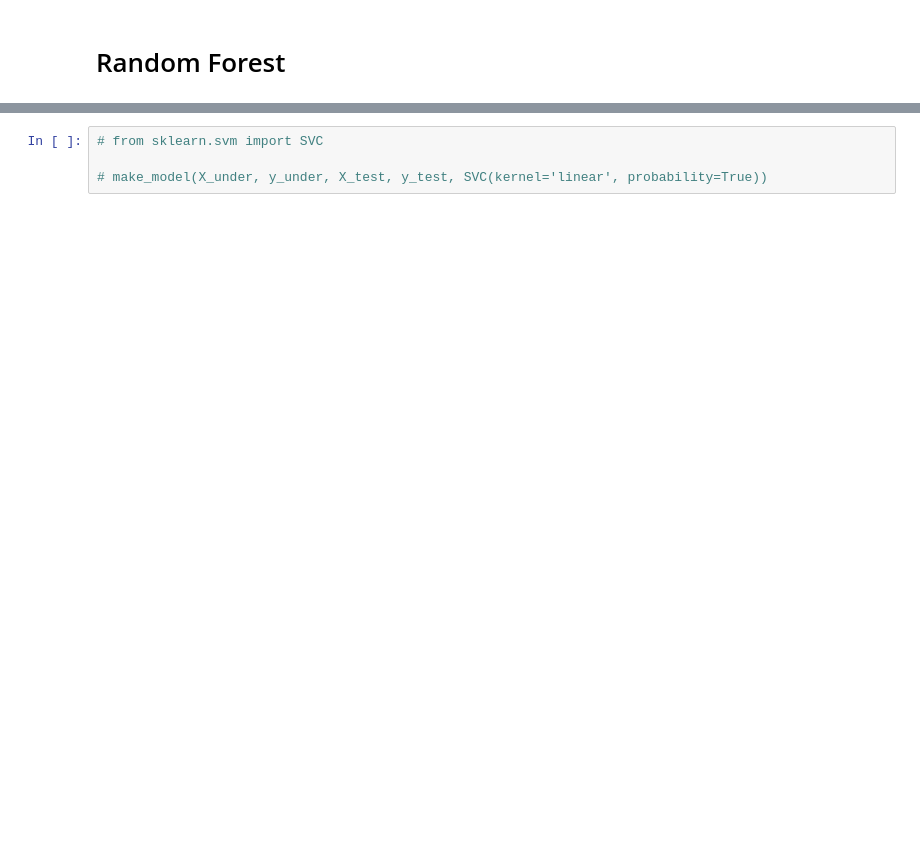
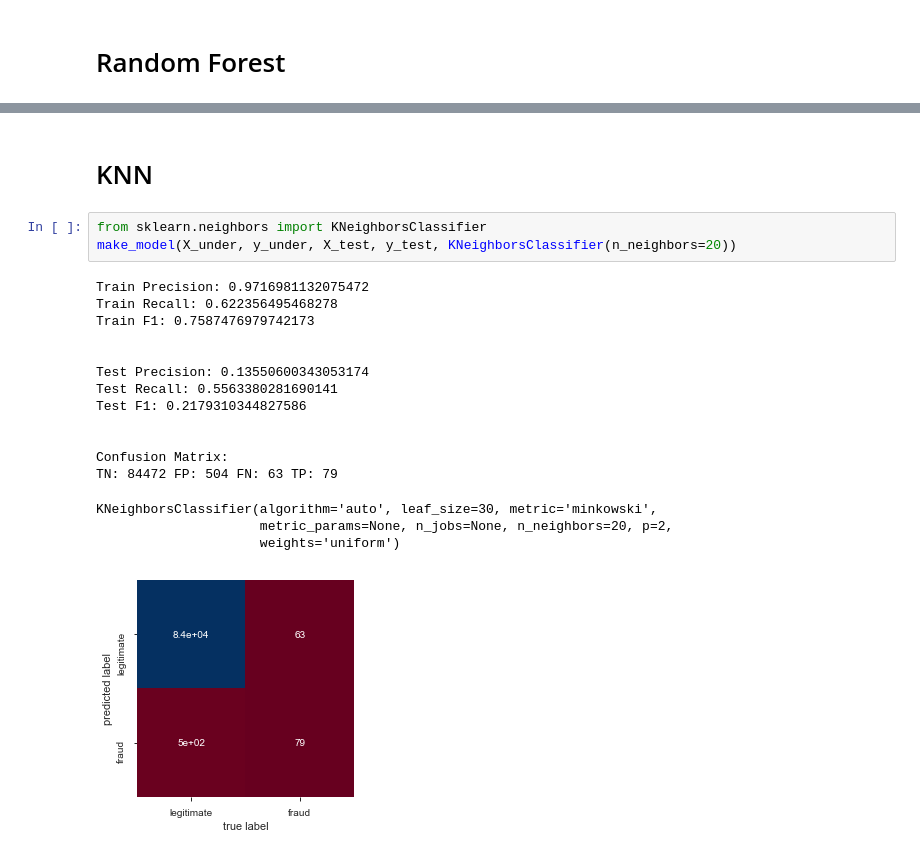
Before and after one commit to AdamBlomfield/mod_5_project, a Jupyter notebook: notebooks/over_under_mix.ipynb, the cells around one changed output, grey strips where cells are left out. Saved outputs shown, nothing was run; the diff lists cells and outputs as text; blank space fills up the shorter version.

```diff
--- a/notebooks/over_under_mix.ipynb
+++ b/notebooks/over_under_mix.ipynb
@@ -317,4 +262,22 @@ TN: 84479 FP: 497 FN: 25 TP: 117
+# %% [markdown]
+# KNN
 # %%
-# from sklearn.svm import SVC
-
-# make_model(X_under, y_under, X_test, y_test, SVC(kernel='linear', probability=True))
+from sklearn.neighbors import KNeighborsClassifier
+make_model(X_under, y_under, X_test, y_test, KNeighborsClassifier(n_neighbors=20))
+# %% [output]
+Train Precision: 0.9716981132075472
+Train Recall: 0.622356495468278
+Train F1: 0.7587476979742173
+
+
+Test Precision: 0.13550600343053174
+Test Recall: 0.5563380281690141
+Test F1: 0.2179310344827586
+
+
+Confusion Matrix:
+TN: 84472 FP: 504 FN: 63 TP: 79
+KNeighborsClassifier(algorithm='auto', leaf_size=30, metric='minkowski',
+                     metric_params=None, n_jobs=None, n_neighbors=20, p=2,
+                     weights='uniform')
+[figure, added]
```
Also changed, not shown: parts of 14 cells of this notebook, 2 other files.
